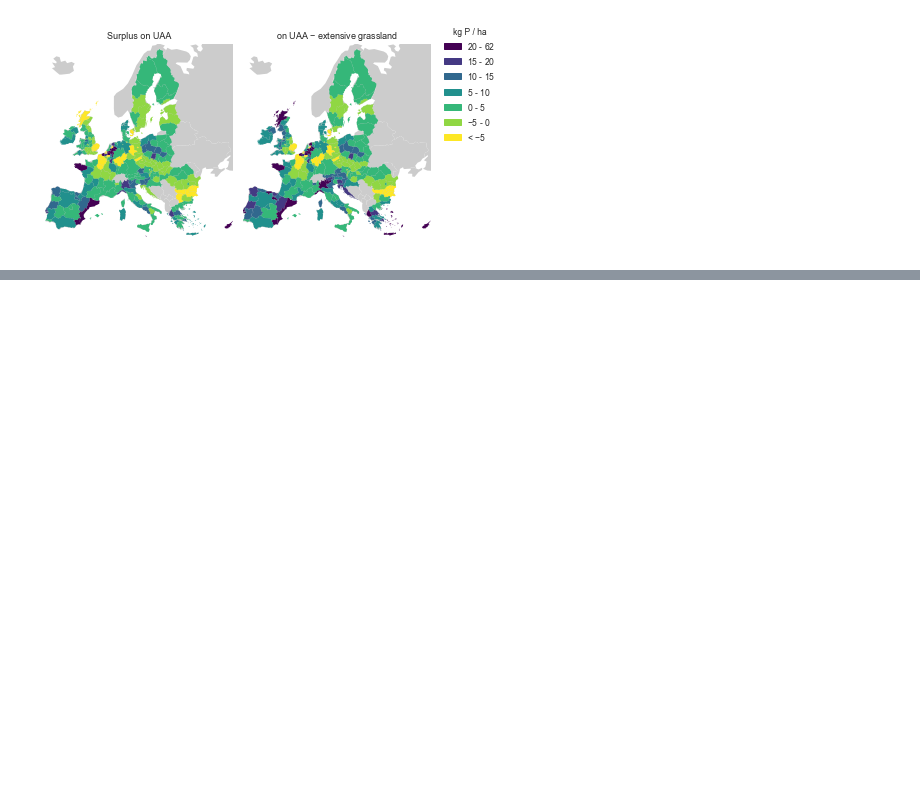
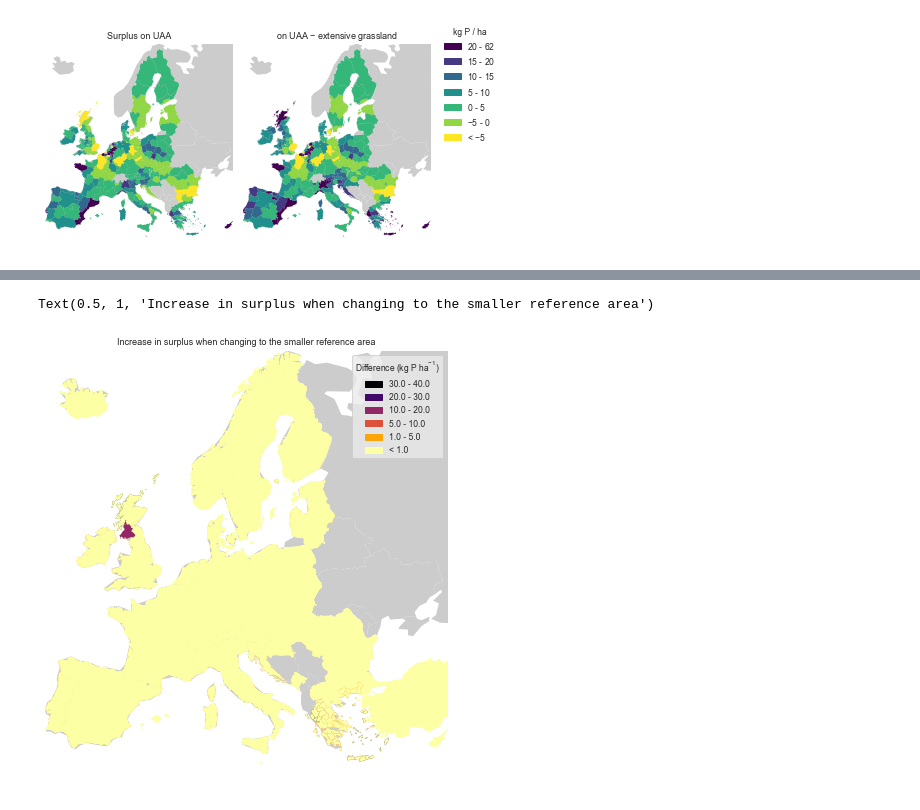
Before and after one commit to rasmuse/subnational-p-budgets, a Jupyter notebook: P budget.ipynb, the cells around one changed output, grey strips where cells are left out. Saved outputs shown, nothing was run; the diff lists cells and outputs as text; code cells hidden in the pictures; blank space fills up the shorter version.

```diff
--- a/P budget.ipynb
+++ b/P budget.ipynb
@@ -580,0 +840,6 @@ fig.savefig('outdata/figures/Fig5.pdf')
+# %%
+surplus_diff = (surplus['UAA_XJ2000_J3000'] - surplus['UAA']).rename('diff')
+(
+    surplus_diff
+    .loc[lambda s: s.abs() > 10]
+)
@@ -580,0 +890,18 @@ fig.savefig('outdata/figures/Fig5.pdf')
+# %%
+fig, ax = plt.subplots(figsize=(8, 8))
+(
+    nuts_geo[['geometry']]
+    .join(surplus_diff)
+    .pipe(
+        plots.plot_europe_choropleth,
+        'diff',
+        bin_uls=[1, 5, 10, 20, 30, 40,],
+        cmap=mpl.cm.inferno_r,
+        ax=ax,
+    )
+)
+ax.get_legend().set_title('Difference (kg P ha$^{-1}$)')
+ax.set_title('Increase in surplus when changing to the smaller reference area')
+# %% [output]
+Text(0.5, 1, 'Increase in surplus when changing to the smaller reference area')
+[figure, added]
```
Also changed, not shown: parts of 30 cells of this notebook.
